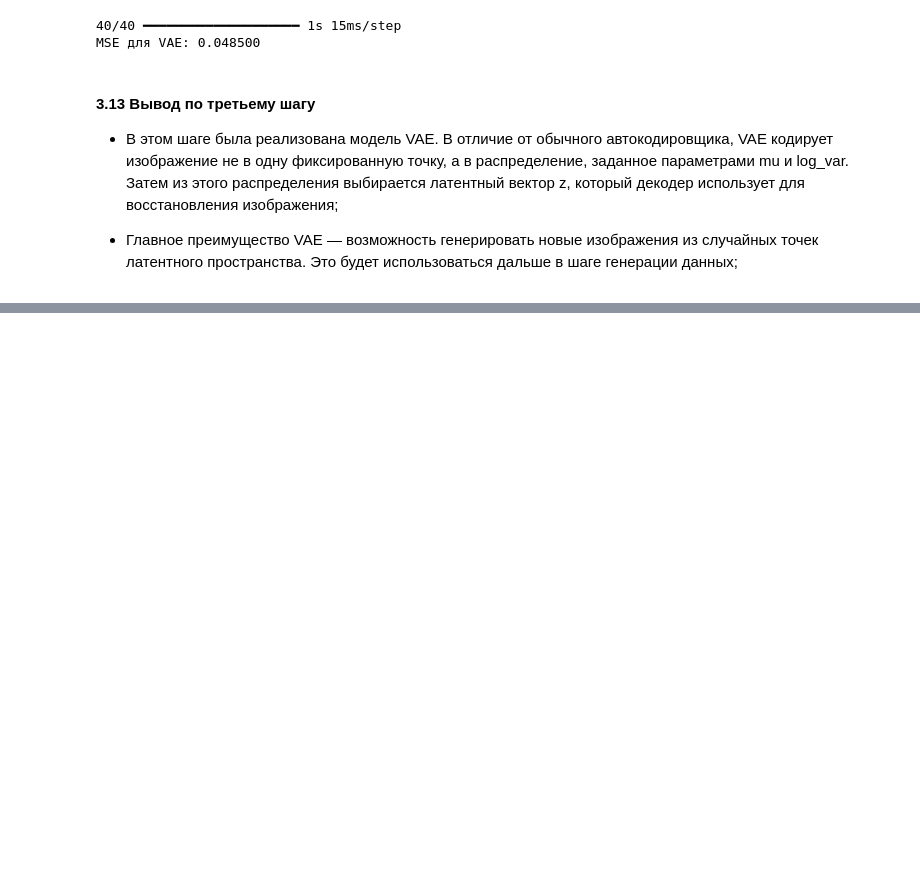
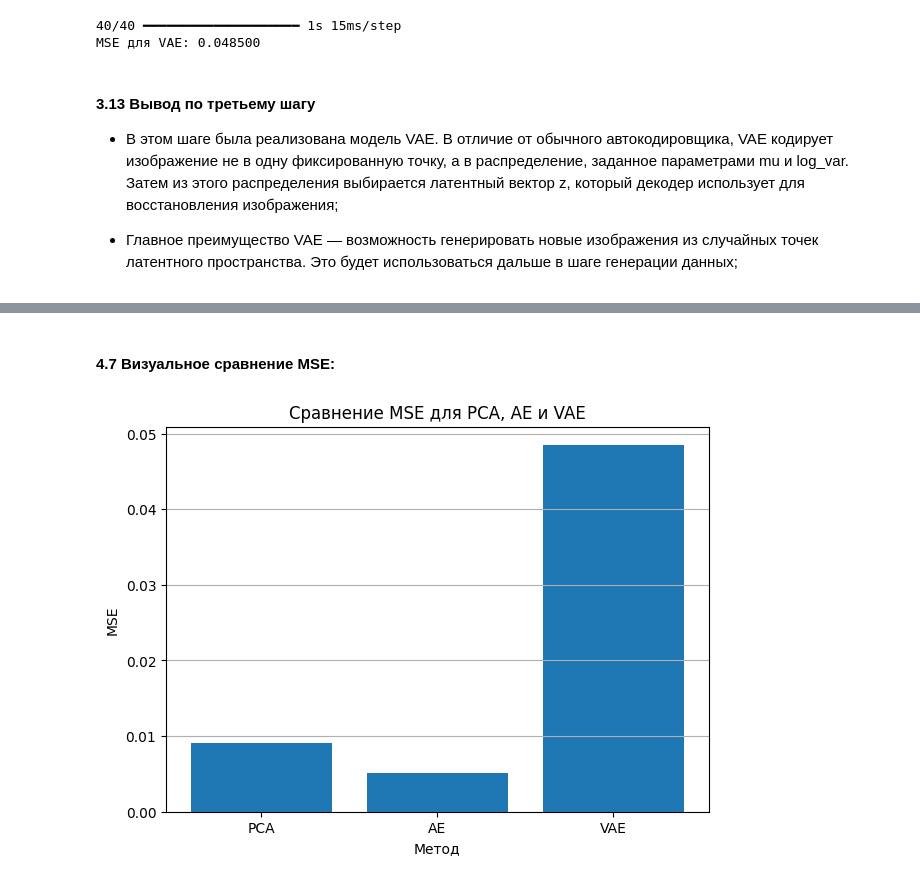
Before and after one commit to tarasovEgor/DeepLearningKurs, a Jupyter notebook: src/lab_4/VAE_lab_4.ipynb, the cells around one changed output, grey strips where cells are left out. Drawn from its saved outputs; the diff is of its cells as text; code cells hidden in the pictures; blank space fills up the shorter version.

```diff
--- a/src/lab_4/VAE_lab_4.ipynb
+++ b/src/lab_4/VAE_lab_4.ipynb
@@ -767,0 +900,15 @@ MSE для VAE: 0.048500
+# %% [markdown]
+#### 4.7 Визуальное сравнение MSE:
+# %%
+methods = ["PCA", "AE", "VAE"]
+mse_values = [mse_pca, mse_ae, mse_vae]
+
+plt.figure(figsize=(7, 5))
+plt.bar(methods, mse_values)
+plt.title("Сравнение MSE для PCA, AE и VAE")
+plt.xlabel("Метод")
+plt.ylabel("MSE")
+plt.grid(axis="y")
+plt.show()
+# %% [output]
+[figure, added]
```
Also changed, not shown: parts of 14 cells of this notebook.
